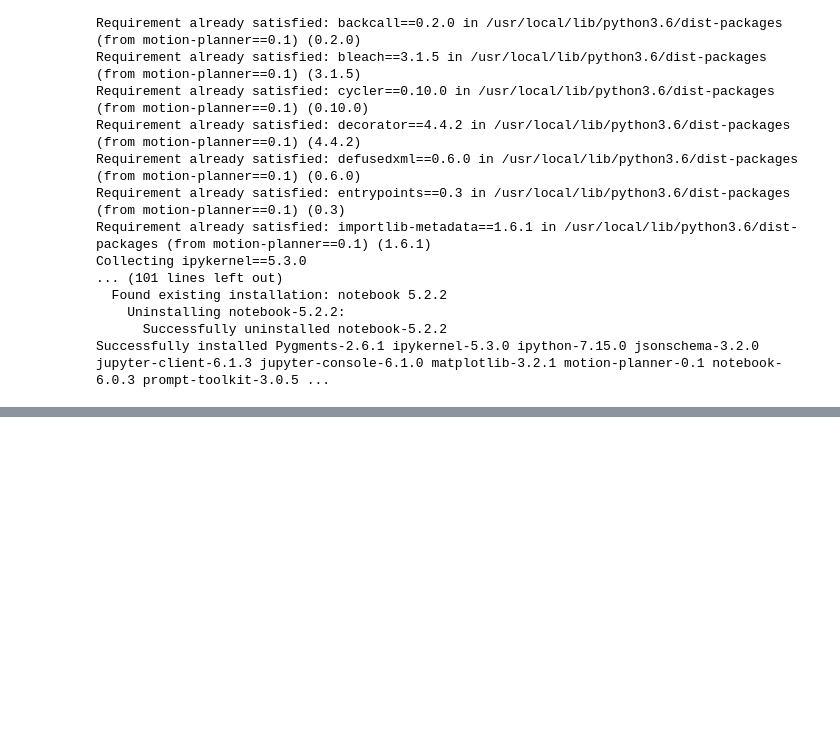
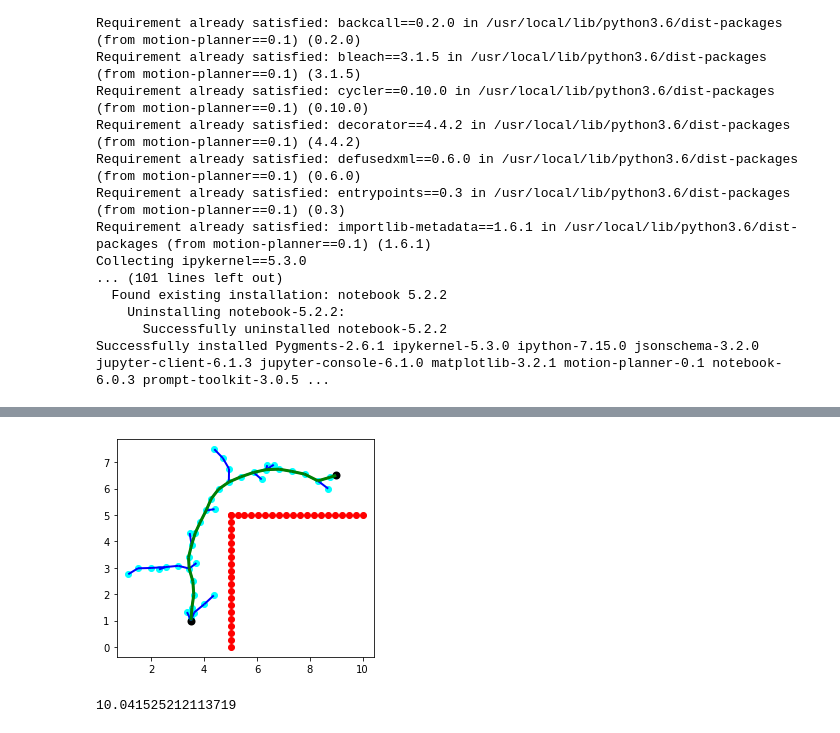
Before and after one commit to Steplerchik/motion-planner, a Jupyter notebook: notebooks/colab_rrt_plot.ipynb, the cells around one changed output, grey strips where cells are left out. Cells and saved outputs as stored; diff of their text form; code cells hidden in the pictures; blank space fills up the shorter version.

```diff
--- a/notebooks/colab_rrt_plot.ipynb
+++ b/notebooks/colab_rrt_plot.ipynb
@@ -119,29 +91,24 @@ print("Cost: ", rrt_planner.cost)
 # %%
 # Bezier state space
 
 start_position = np.array([3.5, 1, np.pi/2])
 end_position = np.array([9, 6.5, 0])
 robot_shape = Rectangle(1, 0.5)
-boundaries = [0, 10, 0, 10]
-nx, ny = (20, 20)
 collision_check_step_size = 0.025
-obstacle_x5 = (np.ones(ny) * 5)[np.newaxis].T
-obstacle_y5 = (np.ones(nx) * 5)[np.newaxis].T
-obstacle_x = np.linspace(5, 10, nx)[np.newaxis].T
-obstacle_y = np.linspace(0, 5, ny)[np.newaxis].T
-obstacle_1 = np.hstack([obstacle_x5, obstacle_y])
-obstacle_2 = np.hstack([obstacle_x, obstacle_y5])
-obstacle_points = np.vstack([obstacle_1, obstacle_2])
+boundaries, obstacle_points = labirint.first()
 offset = 3.0
 state_space = Bezier(offset, boundaries)
 space_info = SpaceInfo(state_space, robot_shape, collision_check_step_size, obstacle_points)
 iteration_count = 200
 end_position_probability_sampling = 0.2
 step_size = 0.5
 rrt_planner = RRT(space_info, iteration_count, end_position_probability_sampling, step_size)
 rrt_planner.get_trajectory(start_position, end_position)
 plot_rrt(rrt_planner, start_position, end_position, obstacle_points)
 print(rrt_planner.cost)
+# %% [output]
+[figure, added]
+10.041525212113719
 # %%
 # RRT Star
 
```
Also changed, not shown: parts of 4 cells of this notebook, 2 other files.
